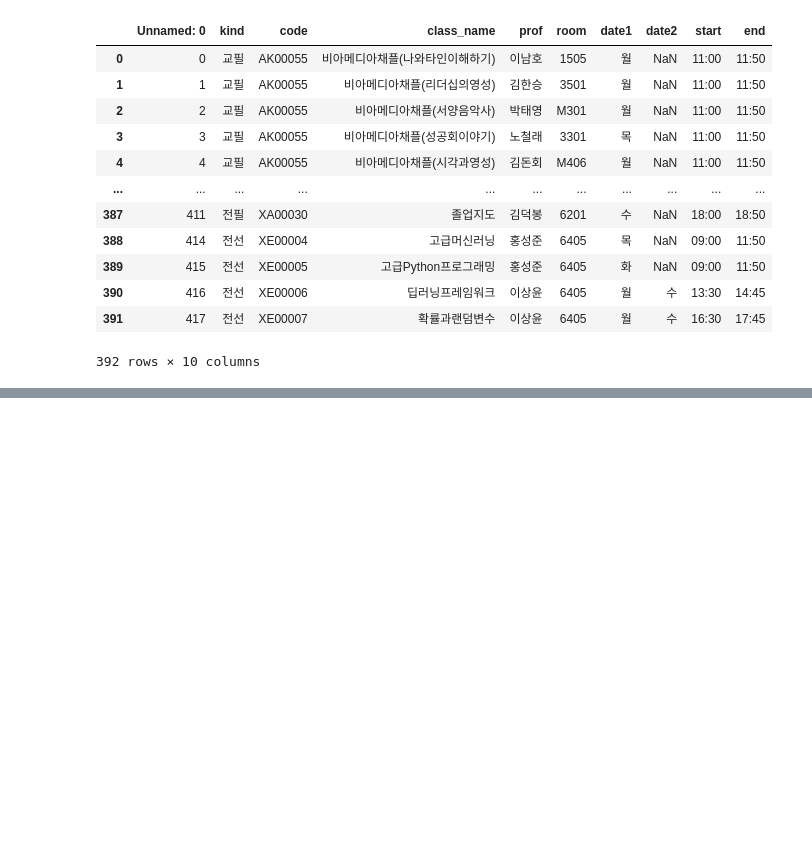
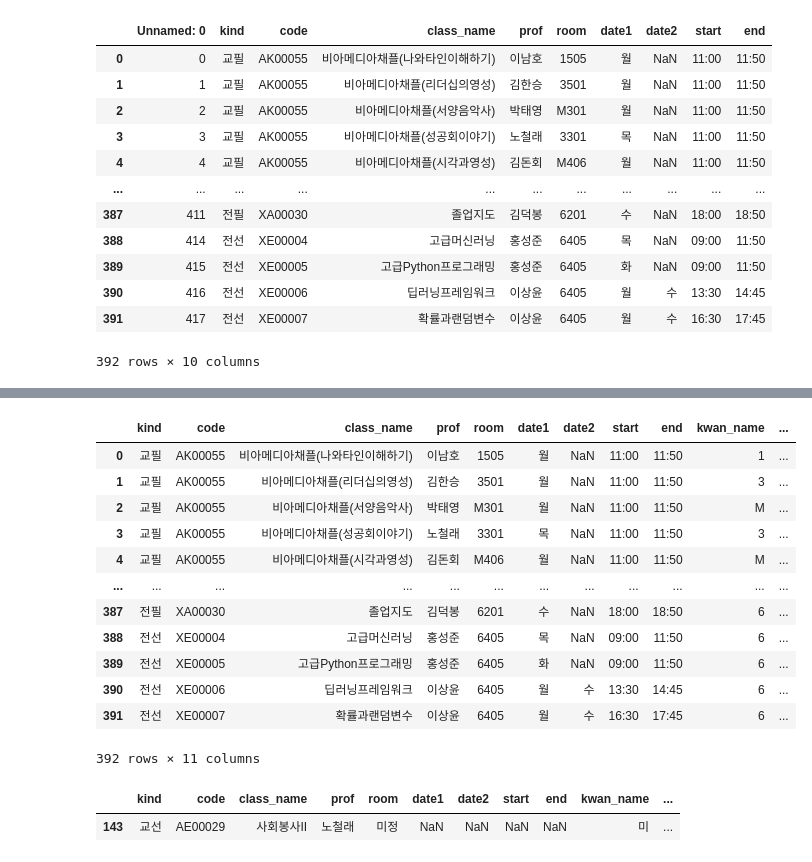
Before and after one commit to sujeengim/MapinSkhu-Data, a Jupyter notebook: second-try/classes.ipynb, the cells around one changed output, grey strips where cells are left out. Cells and saved outputs as stored; diff of their text form; code cells hidden in the pictures; blank space fills up the shorter version.

```diff
--- a/second-try/classes.ipynb
+++ b/second-try/classes.ipynb
@@ -18,3 +33,7 @@ csv
 | 390 | 416 | 전선 | XE00006 | 딥러닝프레임워크 | 이상윤 | 6405 | 월 | 수 | 13:30 | 14:45 |
 | 391 | 417 | 전선 | XE00007 | 확률과랜덤변수 | 이상윤 | 6405 | 월 | 수 | 16:30 | 17:45 |
 392 rows × 10 columns
+# %%
+## 데이터 준비
+
+data = csv.drop([csv.columns[0]], axis=1)
@@ -20,0 +56,51 @@ csv
+# %%
+df = data.copy(deep=True)
+# %%
+## kwan_name 컬럼 생성
+
+df['kwan_name'] = df['room'].str[0]
+
+conditionlist = [
+    (df['kwan_name'] == '1'),
+    (df['kwan_name'] == '3'),
+    (df['kwan_name'] == 'M'),
+    (df['kwan_name'] == '9'),
+    (df['kwan_name'] == '7'),
+    (df['kwan_name'] == '6'),
+    (df['kwan_name'] == 'B'),
+    (df['kwan_name'] == '5')
+] #첫 문자로 관 판별
+choicelist = [
+    '승연관',
+    '월당관',
+    '미가엘관',
+    '성미가엘성당&피츠버그홀',
+    '새천년관',
+    '정보과학관',
+    '일만관',
+    '나눔관'
+]
+
+df['kwan'] = np.select(conditionlist, choicelist, default='미정') # room이 미정인거 처리
+# %%
+df
+# %% [output]
+|  | kind | code | class_name | prof | room | date1 | date2 | start | end | kwan_name | ... |
+| 0 | 교필 | AK00055 | 비아메디아채플(나와타인이해하기) | 이남호 | 1505 | 월 | NaN | 11:00 | 11:50 | 1 | ... |
+| 1 | 교필 | AK00055 | 비아메디아채플(리더십의영성) | 김한승 | 3501 | 월 | NaN | 11:00 | 11:50 | 3 | ... |
+| 2 | 교필 | AK00055 | 비아메디아채플(서양음악사) | 박태영 | M301 | 월 | NaN | 11:00 | 11:50 | M | ... |
+| 3 | 교필 | AK00055 | 비아메디아채플(성공회이야기) | 노철래 | 3301 | 목 | NaN | 11:00 | 11:50 | 3 | ... |
+| 4 | 교필 | AK00055 | 비아메디아채플(시각과영성) | 김돈회 | M406 | 월 | NaN | 11:00 | 11:50 | M | ... |
+| ... | ... | ... | ... | ... | ... | ... | ... | ... | ... | ... | ... |
+| 387 | 전필 | XA00030 | 졸업지도 | 김덕봉 | 6201 | 수 | NaN | 18:00 | 18:50 | 6 | ... |
+| 388 | 전선 | XE00004 | 고급머신러닝 | 홍성준 | 6405 | 목 | NaN | 09:00 | 11:50 | 6 | ... |
+| 389 | 전선 | XE00005 | 고급Python프로그래밍 | 홍성준 | 6405 | 화 | NaN | 09:00 | 11:50 | 6 | ... |
+| 390 | 전선 | XE00006 | 딥러닝프레임워크 | 이상윤 | 6405 | 월 | 수 | 13:30 | 14:45 | 6 | ... |
+| 391 | 전선 | XE00007 | 확률과랜덤변수 | 이상윤 | 6405 | 월 | 수 | 16:30 | 17:45 | 6 | ... |
+392 rows × 11 columns
+# %%
+# 확인
+df.loc[[143]]
+# %% [output]
+|  | kind | code | class_name | prof | room | date1 | date2 | start | end | kwan_name | ... |
+| 143 | 교선 | AE00029 | 사회봉사II | 노철래 | 미정 | NaN | NaN | NaN | NaN | 미 | ... |
```
Also changed, not shown: parts of 11 cells of this notebook, 2 other files.
